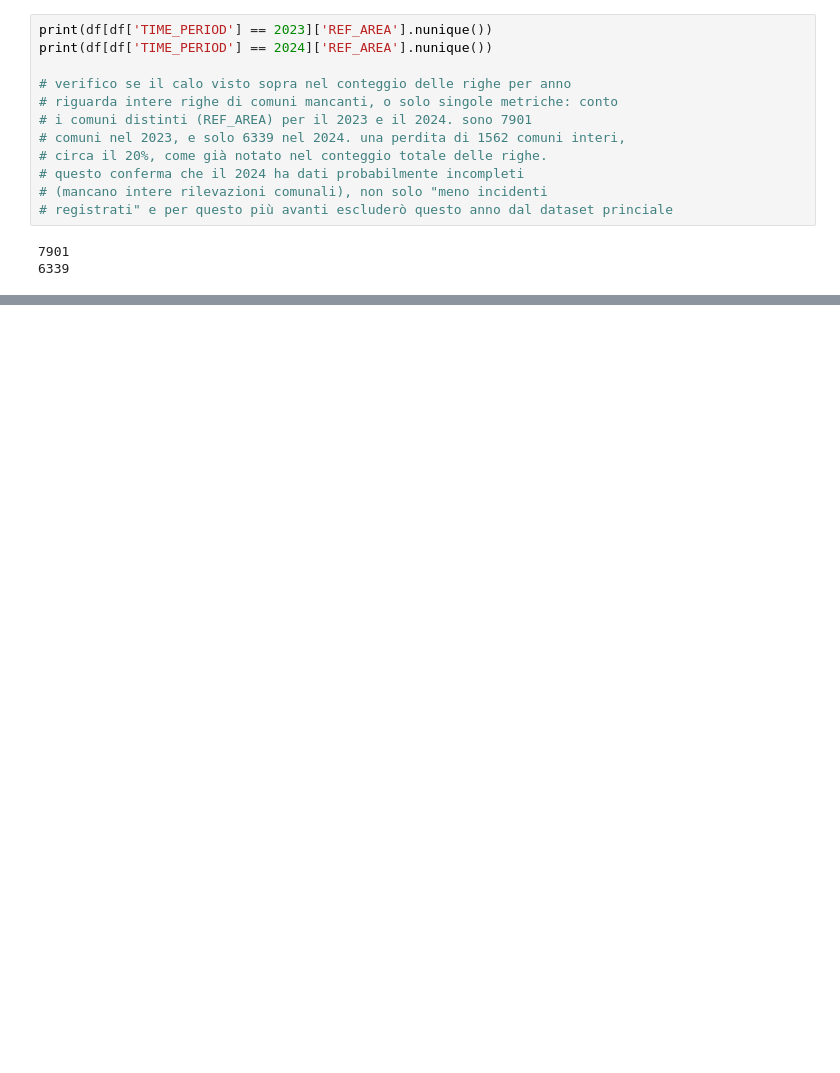
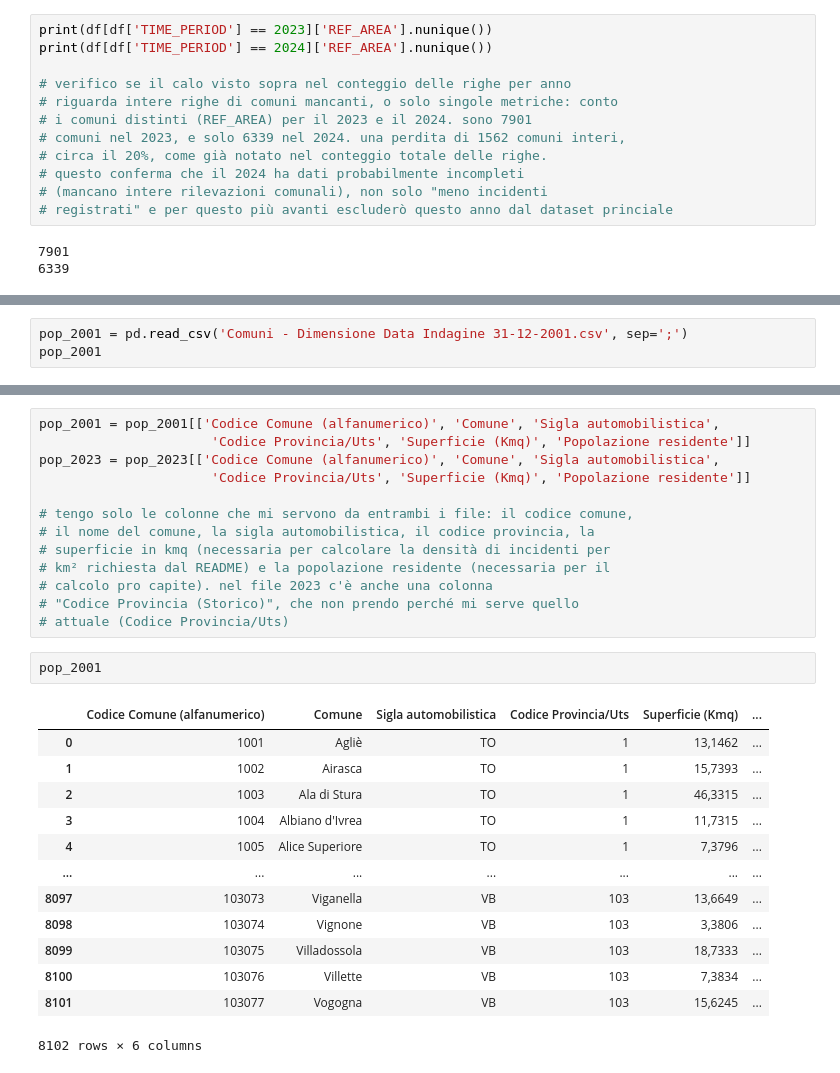
Before and after one commit to LordVessio/boolean-istat-traffic-analysis, a Jupyter notebook: Final Project Nicola Vessio.ipynb, the cells around one changed output, grey strips where cells are left out. Drawn from its saved outputs; the diff is of its cells as text; blank space fills up the shorter version.

```diff
--- a/Final Project Nicola Vessio.ipynb
+++ b/Final Project Nicola Vessio.ipynb
@@ -300,0 +422,3 @@ df = df[df['TIME_PERIOD'] != 2024]
+# %%
+pop_2001 = pd.read_csv('Comuni - Dimensione Data Indagine 31-12-2001.csv', sep=';')
+pop_2001
@@ -300,0 +460,29 @@ df = df[df['TIME_PERIOD'] != 2024]
+# %%
+pop_2001 = pop_2001[['Codice Comune (alfanumerico)', 'Comune', 'Sigla automobilistica',
+                      'Codice Provincia/Uts', 'Superficie (Kmq)', 'Popolazione residente']]
+pop_2023 = pop_2023[['Codice Comune (alfanumerico)', 'Comune', 'Sigla automobilistica',
+                      'Codice Provincia/Uts', 'Superficie (Kmq)', 'Popolazione residente']]
+
+# tengo solo le colonne che mi servono da entrambi i file: il codice comune,
+# il nome del comune, la sigla automobilistica, il codice provincia, la
+# superficie in kmq (necessaria per calcolare la densità di incidenti per
+# km² richiesta dal README) e la popolazione residente (necessaria per il
+# calcolo pro capite). nel file 2023 c'è anche una colonna
+# "Codice Provincia (Storico)", che non prendo perché mi serve quello
+# attuale (Codice Provincia/Uts)
+# %%
+pop_2001
+# %% [output]
+|  | Codice Comune (alfanumerico) | Comune | Sigla automobilistica | Codice Provincia/Uts | Superficie (Kmq) | ... |
+| 0 | 1001 | Agliè | TO | 1 | 13,1462 | ... |
+| 1 | 1002 | Airasca | TO | 1 | 15,7393 | ... |
+| 2 | 1003 | Ala di Stura | TO | 1 | 46,3315 | ... |
+| 3 | 1004 | Albiano d'Ivrea | TO | 1 | 11,7315 | ... |
+| 4 | 1005 | Alice Superiore | TO | 1 | 7,3796 | ... |
+| ... | ... | ... | ... | ... | ... | ... |
+| 8097 | 103073 | Viganella | VB | 103 | 13,6649 | ... |
+| 8098 | 103074 | Vignone | VB | 103 | 3,3806 | ... |
+| 8099 | 103075 | Villadossola | VB | 103 | 18,7333 | ... |
+| 8100 | 103076 | Villette | VB | 103 | 7,3834 | ... |
+| 8101 | 103077 | Vogogna | VB | 103 | 15,6245 | ... |
+8102 rows × 6 columns
```
Also changed, not shown: parts of 23 cells of this notebook, 2 other files.
